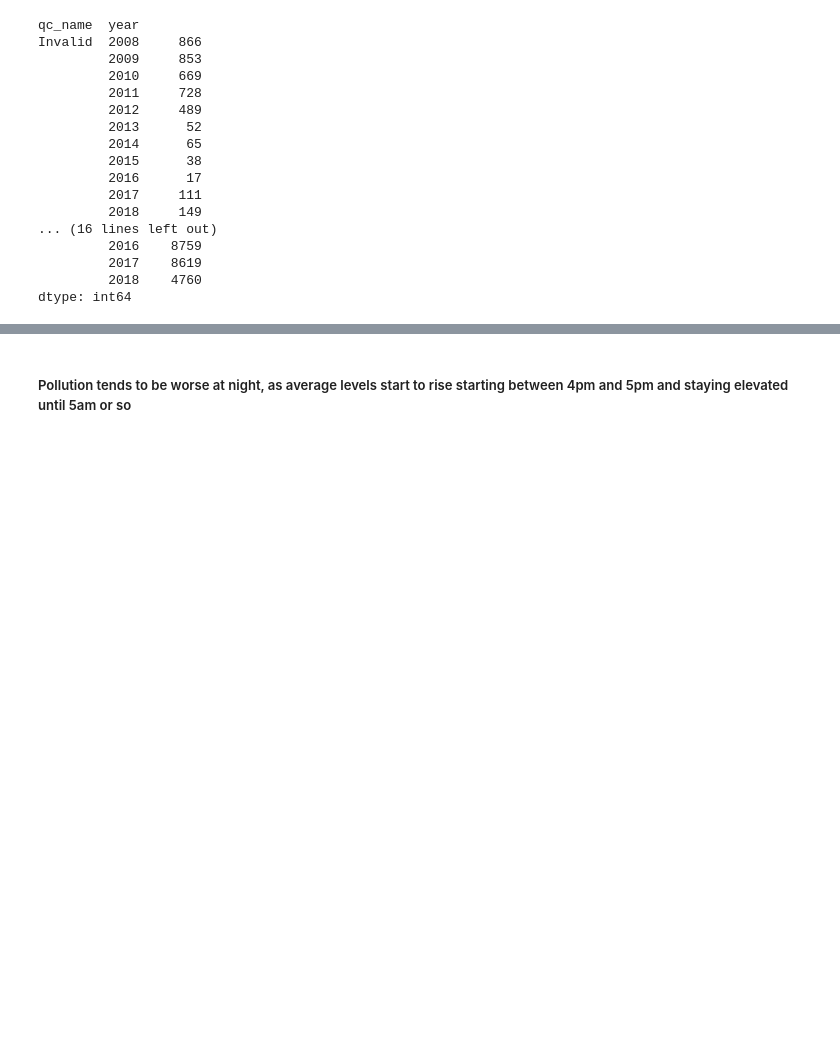
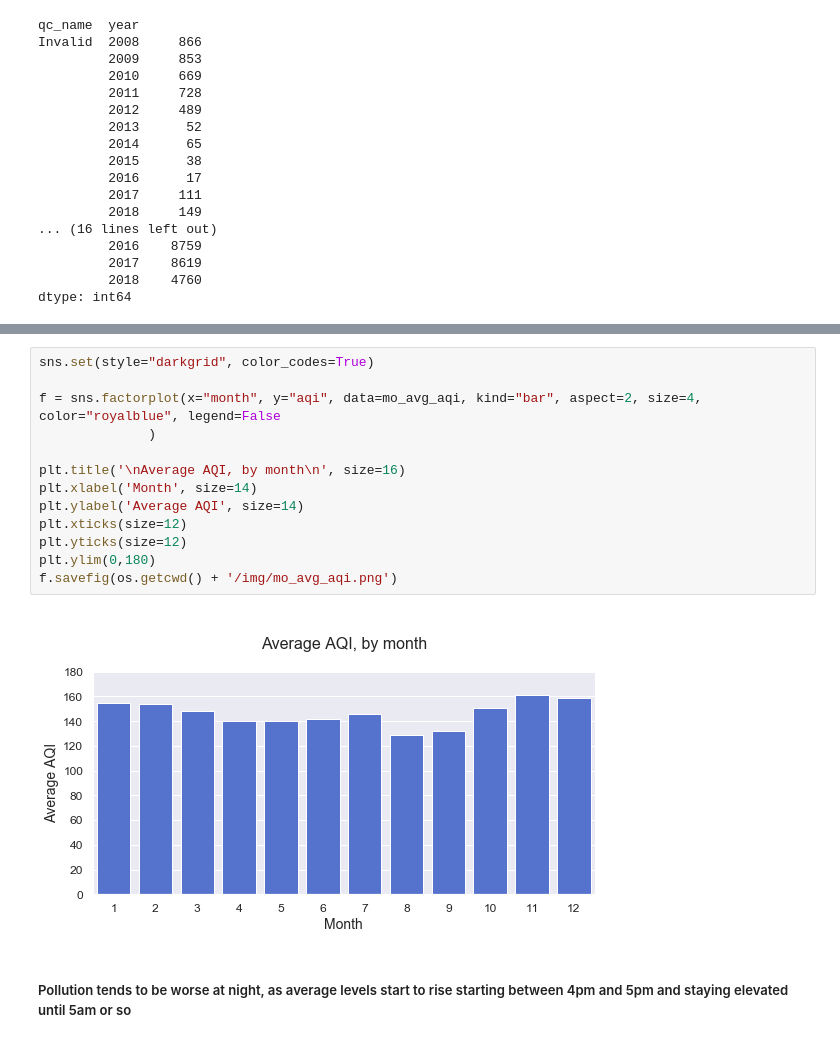
Before and after one commit to yontartu/wuran, a Jupyter notebook: beijing_aqi.ipynb, the cells around one changed output, grey strips where cells are left out. Cells and saved outputs as stored; diff of their text form; blank space fills up the shorter version.

```diff
--- a/beijing_aqi.ipynb
+++ b/beijing_aqi.ipynb
@@ -157,3 +184,18 @@ df_comb[df_comb.qc_name == 'Valid'].groupby('month')['value'].mean().plot(kind='
+# %%
+sns.set(style="darkgrid", color_codes=True)
+
+f = sns.factorplot(x="month", y="aqi", data=mo_avg_aqi, kind="bar", aspect=2, size=4, color="royalblue", legend=False
+              )
+
+plt.title('\nAverage AQI, by month\n', size=16)
+plt.xlabel('Month', size=14)
+plt.ylabel('Average AQI', size=14)
+plt.xticks(size=12)
+plt.yticks(size=12)
+plt.ylim(0,180)
+f.savefig(os.getcwd() + '/img/mo_avg_aqi.png')
+# %% [output]
+[figure, added]
 # %% [markdown]
 ##### Pollution tends to be worse at night, as average levels start to rise starting between 4pm and 5pm and staying elevated until 5am or so
 # %%
```
Also changed, not shown: parts of 58 cells of this notebook, 1 other file.
